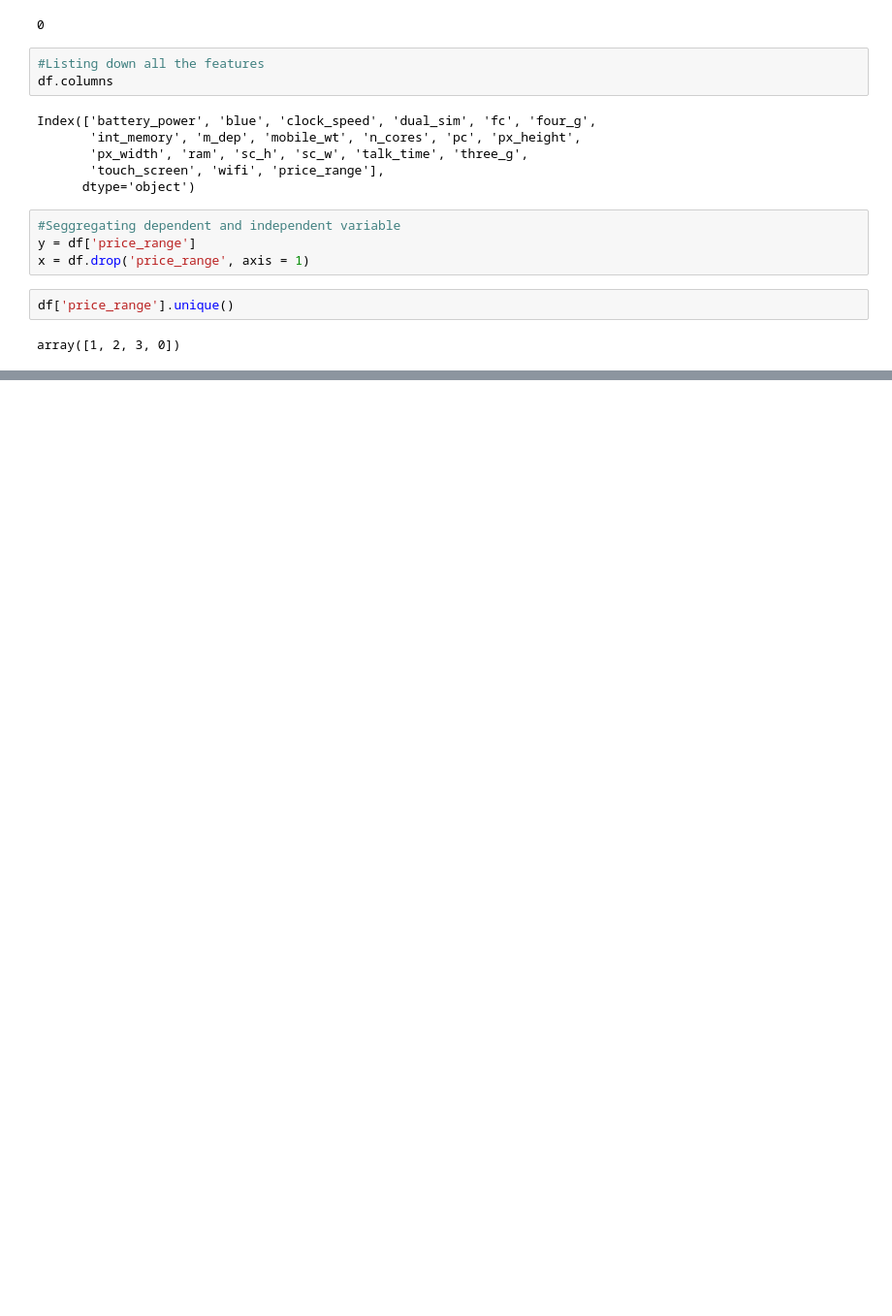
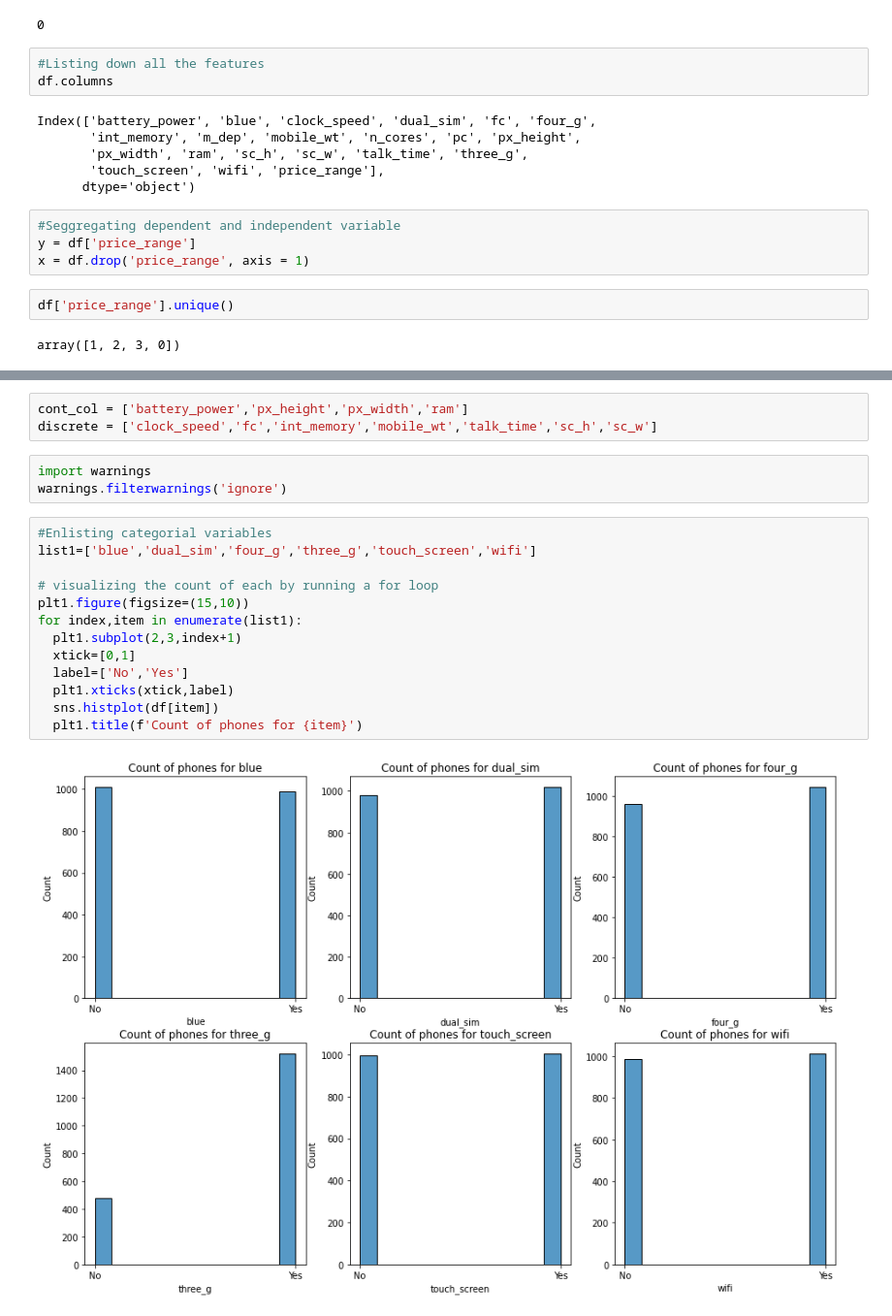
Before and after one commit to spandit98/Mobile-Price-Range-Prediction, a Jupyter notebook: Mobile_Price_Range_Prediction_Soumyadeep.ipynb, the cells around one changed output, grey strips where cells are left out. Shown at 97% size. Saved outputs shown, nothing was run; the diff lists cells and outputs as text; blank space fills up the shorter version.

```diff
--- a/Mobile_Price_Range_Prediction_Soumyadeep.ipynb
+++ b/Mobile_Price_Range_Prediction_Soumyadeep.ipynb
@@ -180,0 +191,21 @@ plt1.show()
+# %%
+cont_col = ['battery_power','px_height','px_width','ram']
+discrete = ['clock_speed','fc','int_memory','mobile_wt','talk_time','sc_h','sc_w']
+# %%
+import warnings
+warnings.filterwarnings('ignore')
+# %%
+#Enlisting categorial variables
+list1=['blue','dual_sim','four_g','three_g','touch_screen','wifi']
+
+# visualizing the count of each by running a for loop
+plt1.figure(figsize=(15,10))
+for index,item in enumerate(list1):
+  plt1.subplot(2,3,index+1)
+  xtick=[0,1]
+  label=['No','Yes']
+  plt1.xticks(xtick,label)
+  sns.histplot(df[item])
+  plt1.title(f'Count of phones for {item}')
+# %% [output]
+[figure, added]
```
Also changed, not shown: parts of 9 cells of this notebook.
